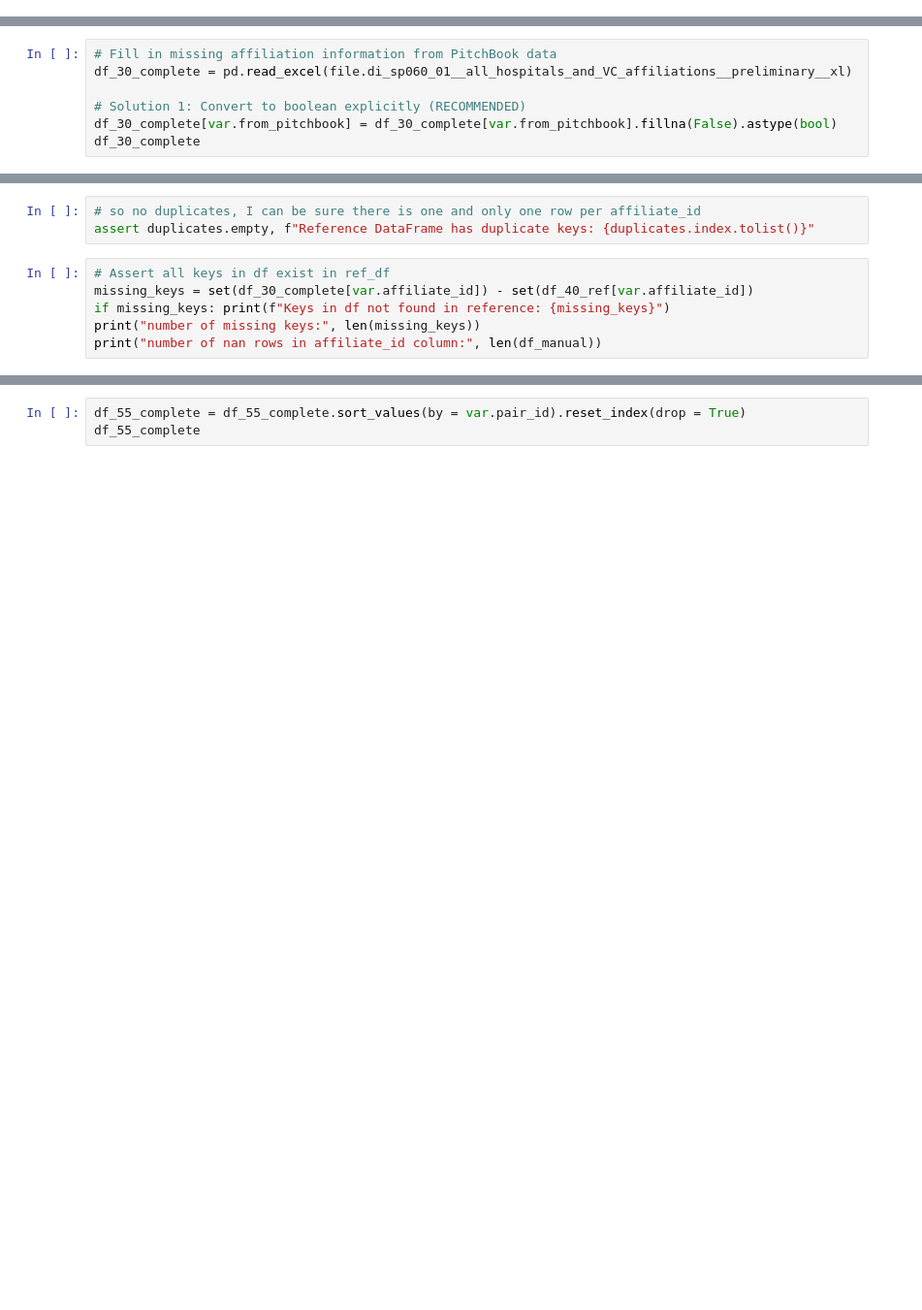
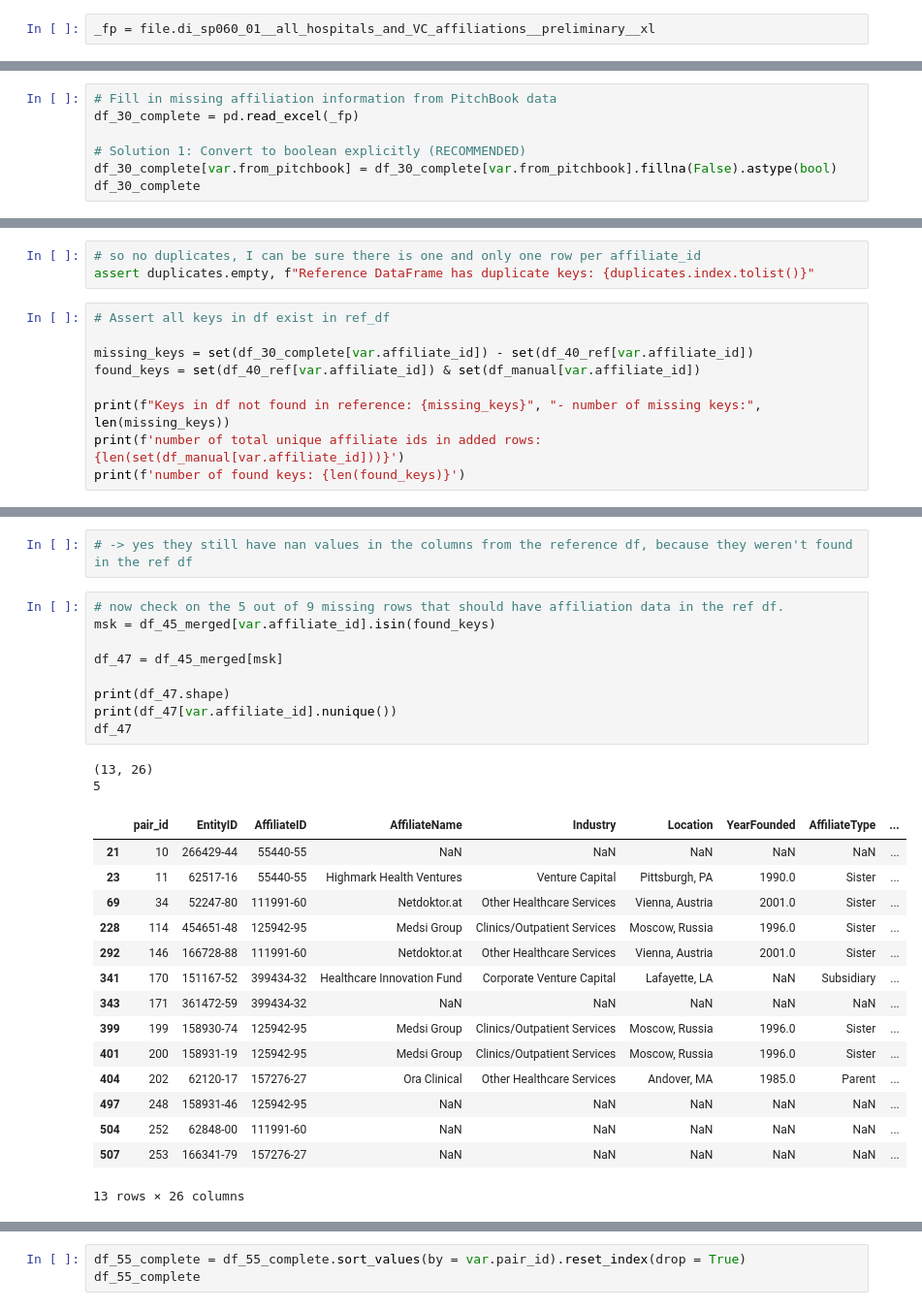
Before and after one commit to imahdimir/i100_g7__VC_arms, a Jupyter notebook: c10_pipeline/sp060_create_hospital_vc_affliation_data.ipynb, the cells around one changed output, grey strips where cells are left out. Shown at 97% size. Saved outputs shown, nothing was run; the diff lists cells and outputs as text; blank space fills up the shorter version.

```diff
--- a/c10_pipeline/sp060_create_hospital_vc_affliation_data.ipynb
+++ b/c10_pipeline/sp060_create_hospital_vc_affliation_data.ipynb
@@ -252,5 +234,7 @@ Count of each pair_id: pair_id
 Name: count, Length: 254, dtype: int64
 
 ✓ All pair_ids appear exactly twice!
+# %%
+_fp = file.di_sp060_01__all_hospitals_and_VC_affiliations__preliminary__xl
 # %%
 # save intermediate result
@@ -259,6 +244,6 @@ df_20_complete.to_excel(file.di_sp060_01__all_hospitals_and_VC_affiliations__pre
 # %%
 # Fill in missing affiliation information from PitchBook data
-df_30_complete = pd.read_excel(file.di_sp060_01__all_hospitals_and_VC_affiliations__preliminary__xl)
+df_30_complete = pd.read_excel(_fp)
 
 # Solution 1: Convert to boolean explicitly (RECOMMENDED)
 df_30_complete[var.from_pitchbook] = df_30_complete[var.from_pitchbook].fillna(False).astype(bool)
@@ -375,8 +308,11 @@ Series([], Name: count, dtype: int64)
 assert duplicates.empty, f"Reference DataFrame has duplicate keys: {duplicates.index.tolist()}"
 # %%
 # Assert all keys in df exist in ref_df
+
 missing_keys = set(df_30_complete[var.affiliate_id]) - set(df_40_ref[var.affiliate_id])
-if missing_keys: print(f"Keys in df not found in reference: {missing_keys}")
-print("number of missing keys:", len(missing_keys))
-print("number of nan rows in affiliate_id column:", len(df_manual))
+found_keys = set(df_40_ref[var.affiliate_id]) & set(df_manual[var.affiliate_id])
+
+print(f"Keys in df not found in reference: {missing_keys}", "- number of missing keys:", len(missing_keys))
+print(f'number of total unique affiliate ids in added rows: {len(set(df_manual[var.affiliate_id]))}')
+print(f'number of found keys: {len(found_keys)}')
 # %% [output]
@@ -405,0 +362,29 @@ df_45_merged
+# %%
+# -> yes they still have nan values in the columns from the reference df, because they weren't found in the ref df
+# %%
+# now check on the 5 out of 9 missing rows that should have affiliation data in the ref df.
+msk = df_45_merged[var.affiliate_id].isin(found_keys)
+
+df_47 = df_45_merged[msk]
+
+print(df_47.shape)
+print(df_47[var.affiliate_id].nunique())
+df_47
+# %% [output]
+(13, 26)
+5
+|  | pair_id | EntityID | AffiliateID | AffiliateName | Industry | Location | YearFounded | AffiliateType | ... |
+| 21 | 10 | 266429-44 | 55440-55 | NaN | NaN | NaN | NaN | NaN | ... |
+| 23 | 11 | 62517-16 | 55440-55 | Highmark Health Ventures | Venture Capital | Pittsburgh, PA | 1990.0 | Sister | ... |
+| 69 | 34 | 52247-80 | 111991-60 | Netdoktor.at | Other Healthcare Services | Vienna, Austria | 2001.0 | Sister | ... |
+| 228 | 114 | 454651-48 | 125942-95 | Medsi Group | Clinics/Outpatient Services | Moscow, Russia | 1996.0 | Sister | ... |
+| 292 | 146 | 166728-88 | 111991-60 | Netdoktor.at | Other Healthcare Services | Vienna, Austria | 2001.0 | Sister | ... |
+| 341 | 170 | 151167-52 | 399434-32 | Healthcare Innovation Fund | Corporate Venture Capital | Lafayette, LA | NaN | Subsidiary | ... |
+| 343 | 171 | 361472-59 | 399434-32 | NaN | NaN | NaN | NaN | NaN | ... |
+| 399 | 199 | 158930-74 | 125942-95 | Medsi Group | Clinics/Outpatient Services | Moscow, Russia | 1996.0 | Sister | ... |
+| 401 | 200 | 158931-19 | 125942-95 | Medsi Group | Clinics/Outpatient Services | Moscow, Russia | 1996.0 | Sister | ... |
+| 404 | 202 | 62120-17 | 157276-27 | Ora Clinical | Other Healthcare Services | Andover, MA | 1985.0 | Parent | ... |
+| 497 | 248 | 158931-46 | 125942-95 | NaN | NaN | NaN | NaN | NaN | ... |
+| 504 | 252 | 62848-00 | 111991-60 | NaN | NaN | NaN | NaN | NaN | ... |
+| 507 | 253 | 166341-79 | 157276-27 | NaN | NaN | NaN | NaN | NaN | ... |
+13 rows × 26 columns
```
Also changed, not shown: parts of 71 cells of this notebook, 31 other files.
